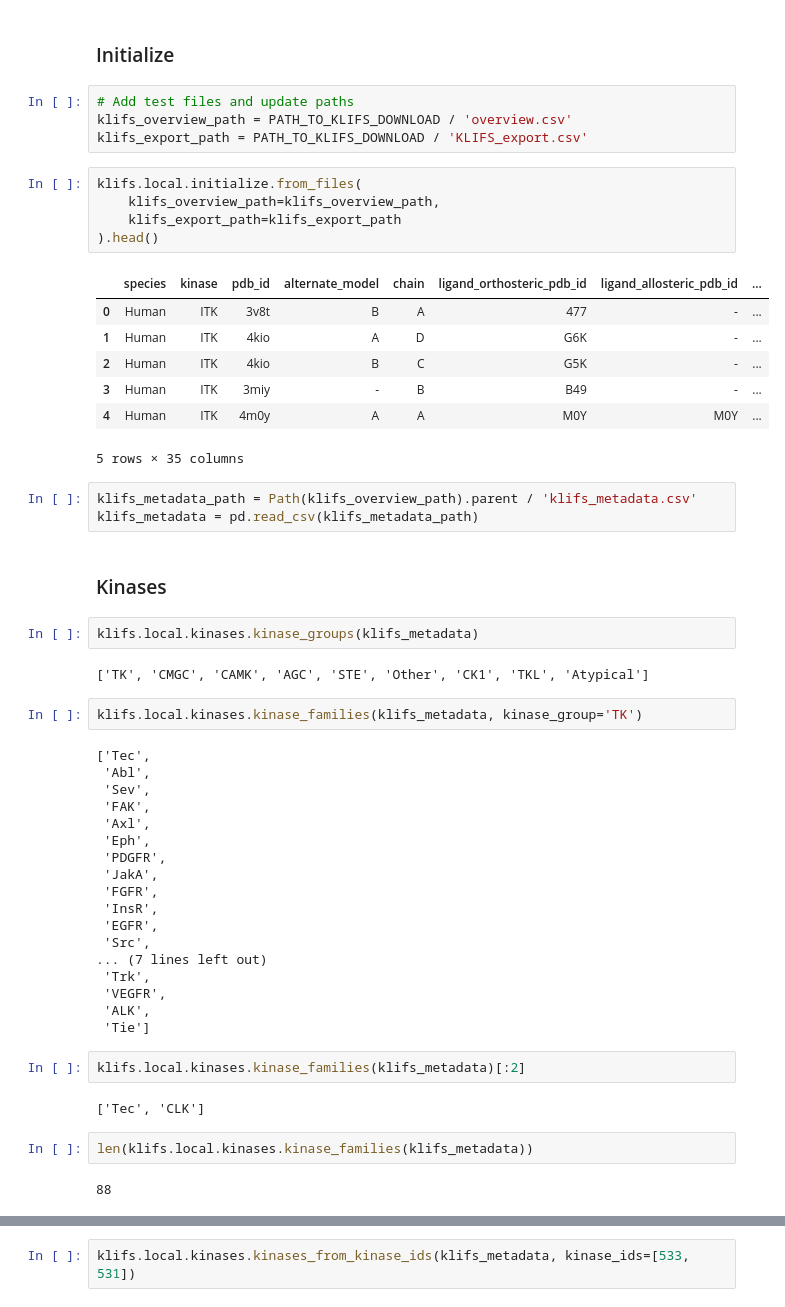
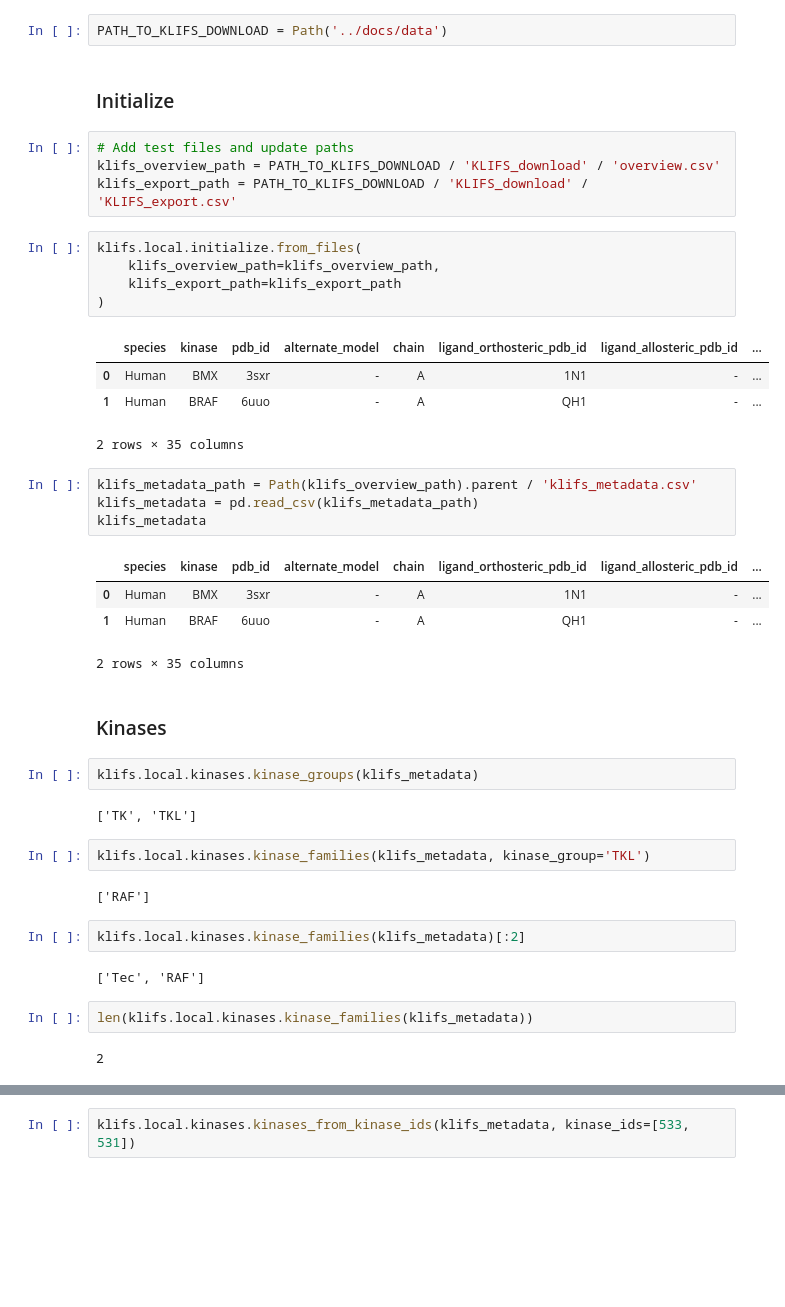
Before and after one commit to volkamerlab/klifs_utils, a Jupyter notebook: docs/tutorial.ipynb, the cells around one changed output, grey strips where cells are left out. Drawn from its saved outputs; the diff is of its cells as text; blank space fills up the shorter version.

Commit message:
Update local example data; update tutorial

```diff
--- a/docs/tutorial.ipynb
+++ b/docs/tutorial.ipynb
@@ -267,59 +273,48 @@ PATH_TO_KLIFS_DOWNLOAD = Path('/home/dominique/Documents/Work/Data/KLIFS_downloa
+# %%
+PATH_TO_KLIFS_DOWNLOAD = Path('../docs/data')
 # %% [markdown]
 ### Initialize
 # %%
 # Add test files and update paths
-klifs_overview_path = PATH_TO_KLIFS_DOWNLOAD / 'overview.csv'
-klifs_export_path = PATH_TO_KLIFS_DOWNLOAD / 'KLIFS_export.csv'
+klifs_overview_path = PATH_TO_KLIFS_DOWNLOAD / 'KLIFS_download' / 'overview.csv'
+klifs_export_path = PATH_TO_KLIFS_DOWNLOAD / 'KLIFS_download' / 'KLIFS_export.csv'
 # %%
 klifs.local.initialize.from_files(
     klifs_overview_path=klifs_overview_path,
     klifs_export_path=klifs_export_path
-).head()
+)
 # %% [output]
 |  | species | kinase | pdb_id | alternate_model | chain | ligand_orthosteric_pdb_id | ligand_allosteric_pdb_id | ... |
-| 0 | Human | ITK | 3v8t | B | A | 477 | - | ... |
-| 1 | Human | ITK | 4kio | A | D | G6K | - | ... |
-| 2 | Human | ITK | 4kio | B | C | G5K | - | ... |
-| 3 | Human | ITK | 3miy | - | B | B49 | - | ... |
-| 4 | Human | ITK | 4m0y | A | A | M0Y | M0Y | ... |
+| 0 | Human | BMX | 3sxr | - | A | 1N1 | - | ... |
+| 1 | Human | BRAF | 6uuo | - | A | QH1 | - | ... |
-5 rows × 35 columns
+2 rows × 35 columns
 # %%
 klifs_metadata_path = Path(klifs_overview_path).parent / 'klifs_metadata.csv'
 klifs_metadata = pd.read_csv(klifs_metadata_path)
+klifs_metadata
+# %% [output]
+|  | species | kinase | pdb_id | alternate_model | chain | ligand_orthosteric_pdb_id | ligand_allosteric_pdb_id | ... |
+| 0 | Human | BMX | 3sxr | - | A | 1N1 | - | ... |
+| 1 | Human | BRAF | 6uuo | - | A | QH1 | - | ... |
+2 rows × 35 columns
 # %% [markdown]
 ### Kinases
 # %%
 klifs.local.kinases.kinase_groups(klifs_metadata)
 # %% [output]
-['TK', 'CMGC', 'CAMK', 'AGC', 'STE', 'Other', 'CK1', 'TKL', 'Atypical']
+['TK', 'TKL']
 # %%
-klifs.local.kinases.kinase_families(klifs_metadata, kinase_group='TK')
+klifs.local.kinases.kinase_families(klifs_metadata, kinase_group='TKL')
 # %% [output]
-['Tec',
- 'Abl',
- 'Sev',
- 'FAK',
- 'Axl',
- 'Eph',
- 'PDGFR',
- 'JakA',
- 'FGFR',
- 'InsR',
- 'EGFR',
- 'Src',
-... (7 lines left out)
- 'Trk',
- 'VEGFR',
- 'ALK',
- 'Tie']
+['RAF']
 # %%
 klifs.local.kinases.kinase_families(klifs_metadata)[:2]
 # %% [output]
-['Tec', 'CLK']
+['Tec', 'RAF']
 # %%
 len(klifs.local.kinases.kinase_families(klifs_metadata))
 # %% [output]
-88
+2
 # %%
 klifs.local.kinases.kinase_names(klifs_metadata).head()
 # %% [output]
```
Also changed, not shown: parts of 33 cells of this notebook, 17 other files.
